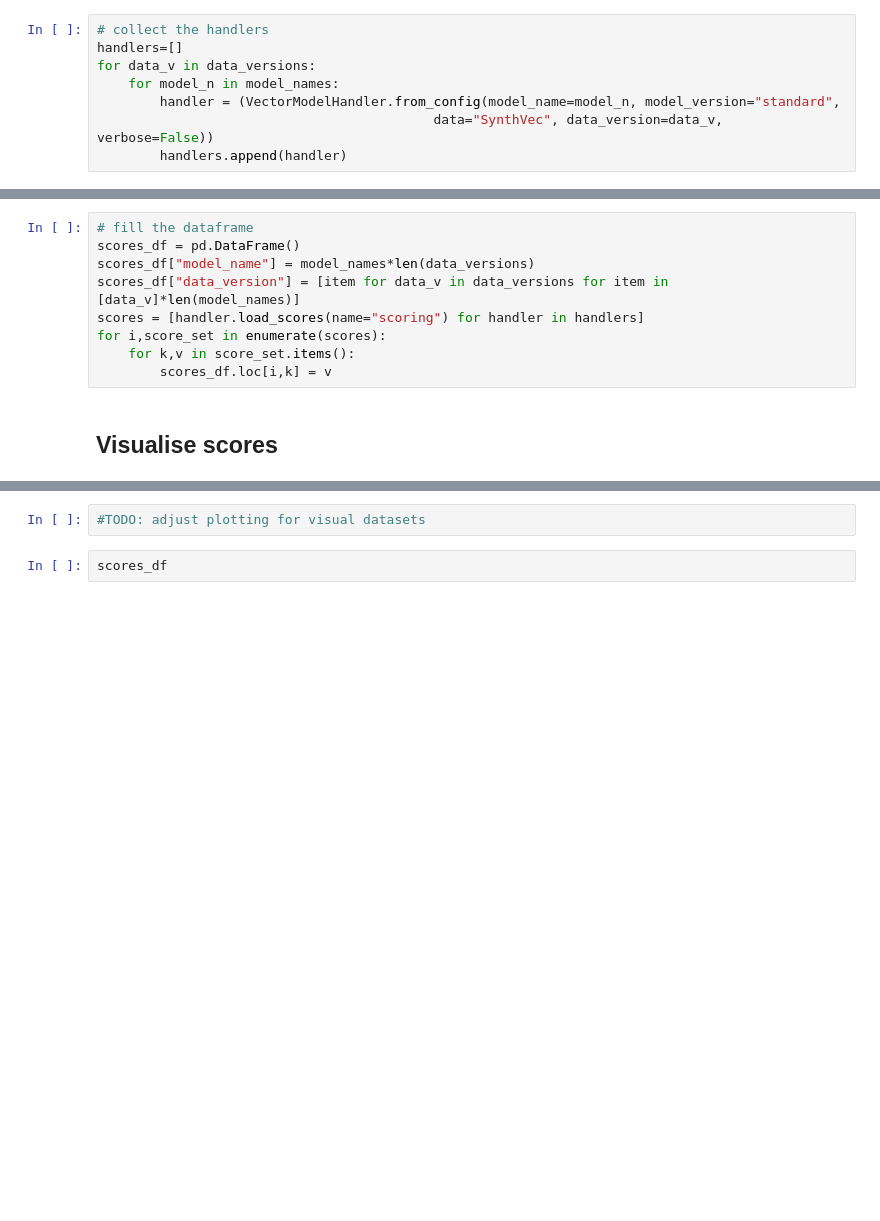
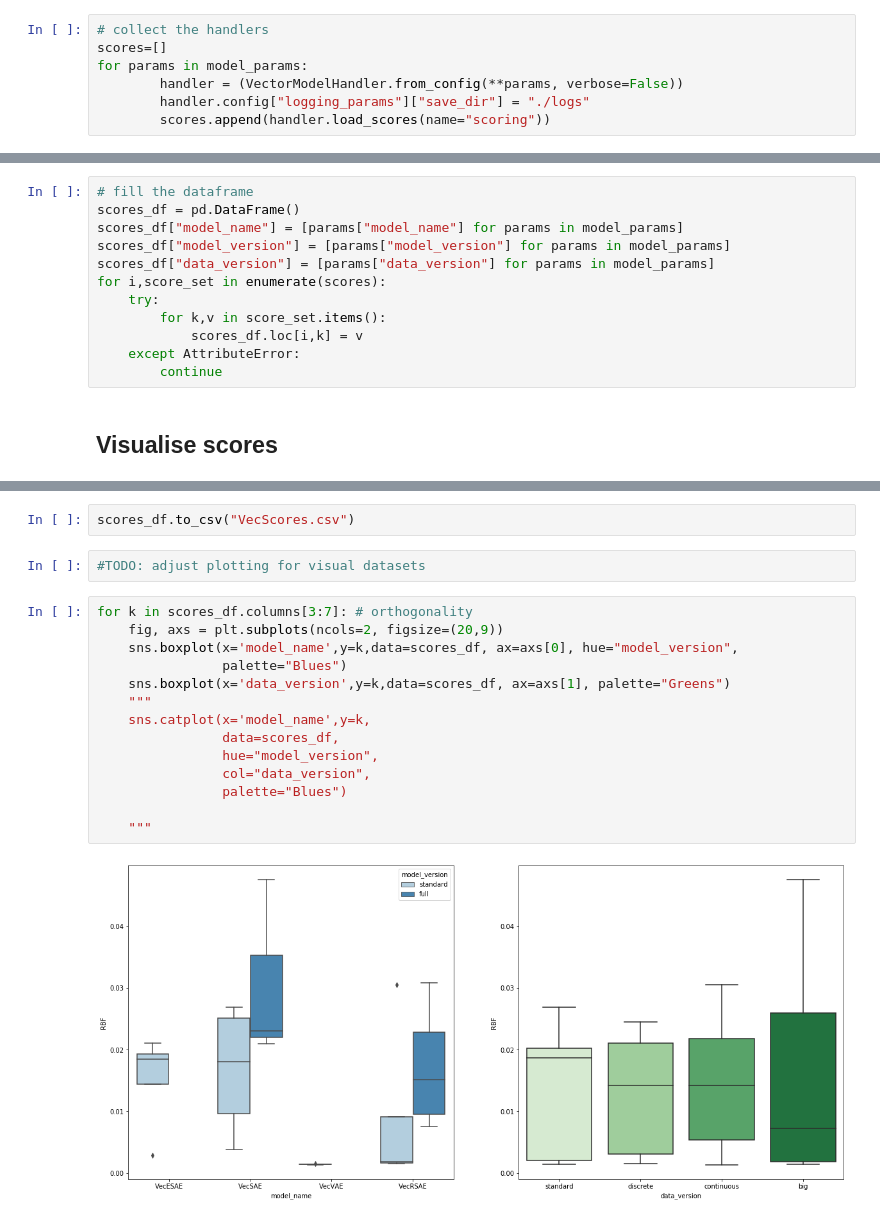
Before and after one commit to GiuliaLanzillotta/CausalAE, a Jupyter notebook: visualisations/Scoring.ipynb, the cells around one changed output, grey strips where cells are left out. Saved outputs shown, nothing was run; the diff lists cells and outputs as text; blank space fills up the shorter version.

Commit message:
refactored jupyter notebooks, fixed Latent response memory error - still unsure about its correctness

```diff
--- a/visualisations/Scoring.ipynb
+++ b/visualisations/Scoring.ipynb
@@ -54,8 +65,7 @@ model_names = ["VecESAE","VecSAE","VecVAE"]
 # %%
 # collect the handlers
-handlers=[]
-for data_v in data_versions:
-    for model_n in model_names:
-        handler = (VectorModelHandler.from_config(model_name=model_n, model_version="standard",
-                                           data="SynthVec", data_version=data_v, verbose=False))
-        handlers.append(handler)
+scores=[]
+for params in model_params:
+        handler = (VectorModelHandler.from_config(**params, verbose=False))
+        handler.config["logging_params"]["save_dir"] = "./logs"
+        scores.append(handler.load_scores(name="scoring"))
@@ -62,11 +90,14 @@ for data_v in data_versions:
 # %%
 # fill the dataframe
 scores_df = pd.DataFrame()
-scores_df["model_name"] = model_names*len(data_versions)
-scores_df["data_version"] = [item for data_v in data_versions for item in [data_v]*len(model_names)]
-scores = [handler.load_scores(name="scoring") for handler in handlers]
+scores_df["model_name"] = [params["model_name"] for params in model_params]
+scores_df["model_version"] = [params["model_version"] for params in model_params]
+scores_df["data_version"] = [params["data_version"] for params in model_params]
 for i,score_set in enumerate(scores):
-    for k,v in score_set.items():
-        scores_df.loc[i,k] = v
+    try:
+        for k,v in score_set.items():
+            scores_df.loc[i,k] = v
+    except AttributeError:
+        continue
 # %% [markdown]
 ## Visualise scores
@@ -73,4 +124,20 @@ for i,score_set in enumerate(scores):
+# %%
+scores_df.to_csv("VecScores.csv")
 # %%
 #TODO: adjust plotting for visual datasets
-# %%
-scores_df
+# %%
+for k in scores_df.columns[3:7]: # orthogonality
+    fig, axs = plt.subplots(ncols=2, figsize=(20,9))
+    sns.boxplot(x='model_name',y=k,data=scores_df, ax=axs[0], hue="model_version",
+                palette="Blues")
+    sns.boxplot(x='data_version',y=k,data=scores_df, ax=axs[1], palette="Greens")
+    """
+    sns.catplot(x='model_name',y=k,
+                data=scores_df,
+                hue="model_version",
+                col="data_version",
+                palette="Blues")
+
+    """
+# %% [output]
+[figure, added]
```
Also changed, not shown: parts of 6 cells of this notebook, 15 other files.
